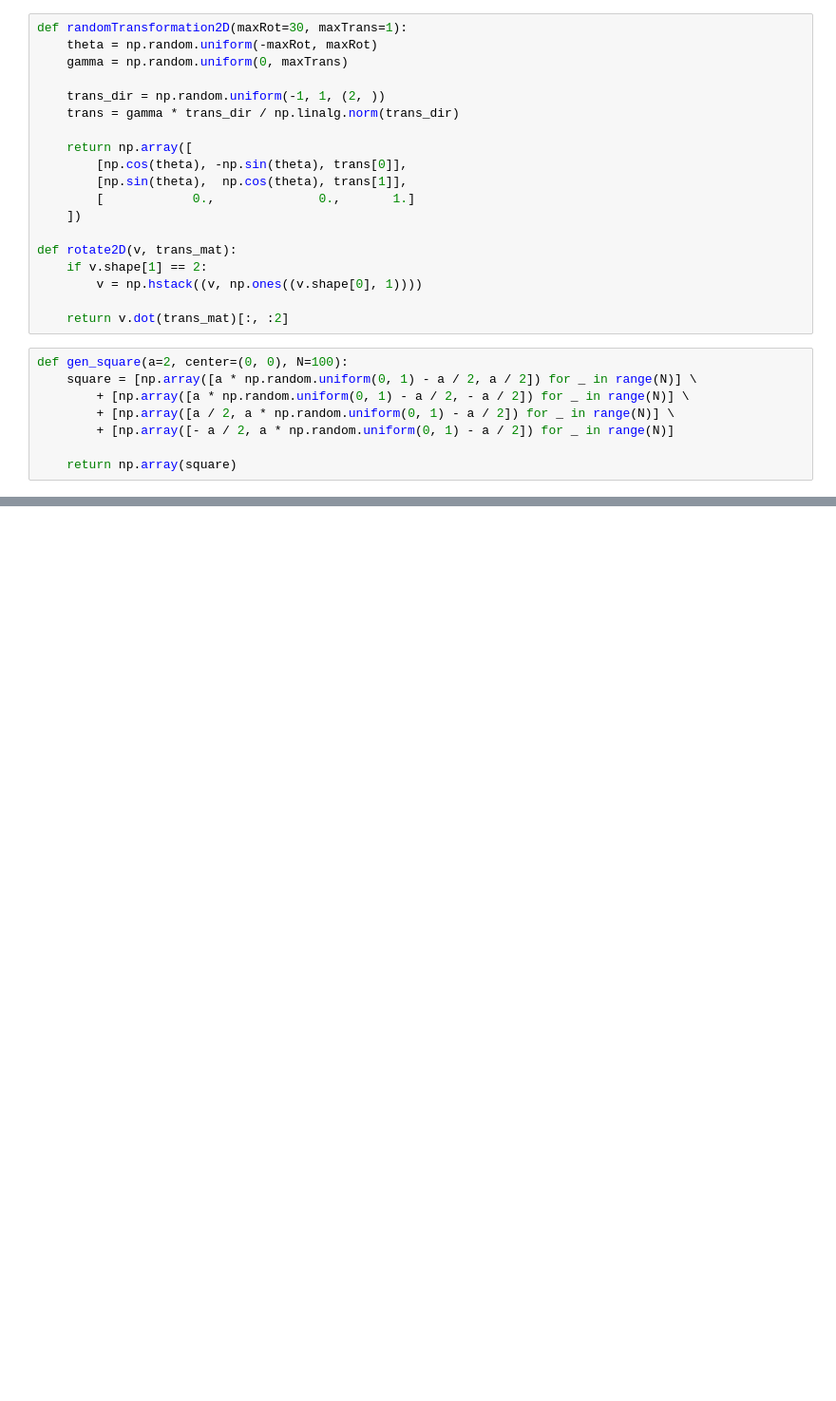
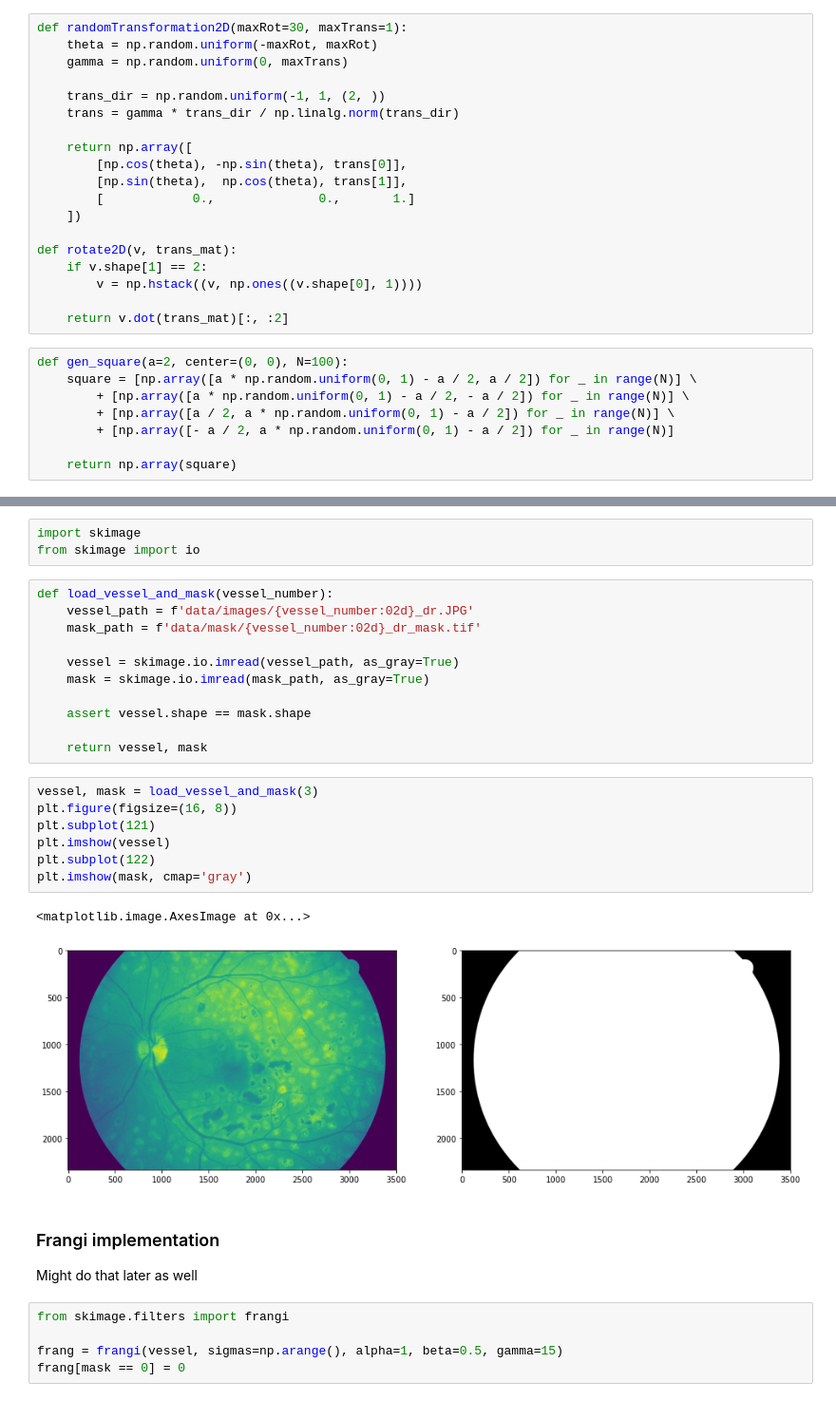
Before and after one commit to mattrouss/medical_icp, a Jupyter notebook: icp.ipynb, the cells around one changed output, grey strips where cells are left out. Shown at 95% size. Saved outputs shown, nothing was run; the diff lists cells and outputs as text; blank space fills up the shorter version.

```diff
--- a/icp.ipynb
+++ b/icp.ipynb
@@ -77,0 +80,33 @@ plt.legend(loc='upper right')
+# %%
+import skimage
+from skimage import io
+# %%
+def load_vessel_and_mask(vessel_number):
+    vessel_path = f'data/images/{vessel_number:02d}_dr.JPG'
+    mask_path = f'data/mask/{vessel_number:02d}_dr_mask.tif'
+
+    vessel = skimage.io.imread(vessel_path, as_gray=True)
+    mask = skimage.io.imread(mask_path, as_gray=True)
+
+    assert vessel.shape == mask.shape
+
+    return vessel, mask
+# %%
+vessel, mask = load_vessel_and_mask(3)
+plt.figure(figsize=(16, 8))
+plt.subplot(121)
+plt.imshow(vessel)
+plt.subplot(122)
+plt.imshow(mask, cmap='gray')
+# %% [output]
+<matplotlib.image.AxesImage at 0x...>
+[figure, added]
+# %% [markdown]
+### Frangi implementation
+
+Might do that later as well
+# %%
+from skimage.filters import frangi
+
+frang = frangi(vessel, sigmas=np.arange(), alpha=1, beta=0.5, gamma=15)
+frang[mask == 0] = 0
```
Also changed, not shown: parts of 6 cells of this notebook, 1 other file.
